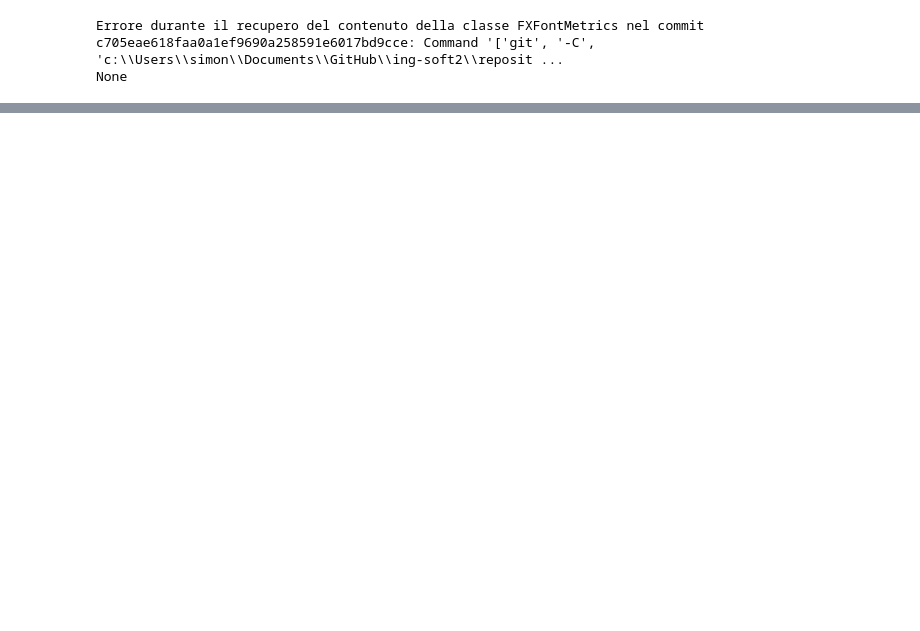
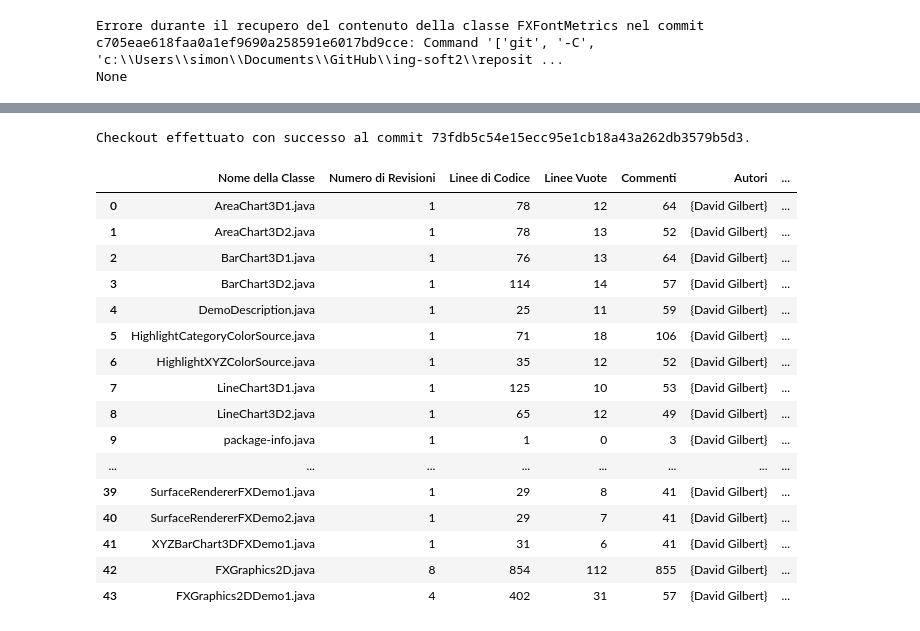
Before and after one commit to CostaMart/ing-soft2, a Jupyter notebook: provepm.ipynb, the cells around one changed output, grey strips where cells are left out. Drawn from its saved outputs; the diff is of its cells as text; code cells hidden in the pictures; blank space fills up the shorter version.

```diff
--- a/provepm.ipynb
+++ b/provepm.ipynb
@@ -82,0 +195,24 @@ POST git-upload-pack (578 bytes)
+# %%
+resultCommit, bfc = sp.generate("73fdb5c54e15ecc95e1cb18a43a262db3579b5d3")
+# %% [output]
+Checkout effettuato con successo al commit 73fdb5c54e15ecc95e1cb18a43a262db3579b5d3.
+# %%
+resultCommit
+# %% [output]
+|  | Nome della Classe | Numero di Revisioni | Linee di Codice | Linee Vuote | Commenti | Autori | ... |
+| 0 | AreaChart3D1.java | 1 | 78 | 12 | 64 | {David Gilbert} | ... |
+| 1 | AreaChart3D2.java | 1 | 78 | 13 | 52 | {David Gilbert} | ... |
+| 2 | BarChart3D1.java | 1 | 76 | 13 | 64 | {David Gilbert} | ... |
+| 3 | BarChart3D2.java | 1 | 114 | 14 | 57 | {David Gilbert} | ... |
+| 4 | DemoDescription.java | 1 | 25 | 11 | 59 | {David Gilbert} | ... |
+| 5 | HighlightCategoryColorSource.java | 1 | 71 | 18 | 106 | {David Gilbert} | ... |
+| 6 | HighlightXYZColorSource.java | 1 | 35 | 12 | 52 | {David Gilbert} | ... |
+| 7 | LineChart3D1.java | 1 | 125 | 10 | 53 | {David Gilbert} | ... |
+| 8 | LineChart3D2.java | 1 | 65 | 12 | 49 | {David Gilbert} | ... |
+| 9 | package-info.java | 1 | 1 | 0 | 3 | {David Gilbert} | ... |
+| ... | ... | ... | ... | ... | ... | ... | ... |
+| 39 | SurfaceRendererFXDemo1.java | 1 | 29 | 8 | 41 | {David Gilbert} | ... |
+| 40 | SurfaceRendererFXDemo2.java | 1 | 29 | 7 | 41 | {David Gilbert} | ... |
+| 41 | XYZBarChart3DFXDemo1.java | 1 | 31 | 6 | 41 | {David Gilbert} | ... |
+| 42 | FXGraphics2D.java | 8 | 854 | 112 | 855 | {David Gilbert} | ... |
+| 43 | FXGraphics2DDemo1.java | 4 | 402 | 31 | 57 | {David Gilbert} | ... |
```
Also changed, not shown: parts of 16 cells of this notebook, 5 other files.
